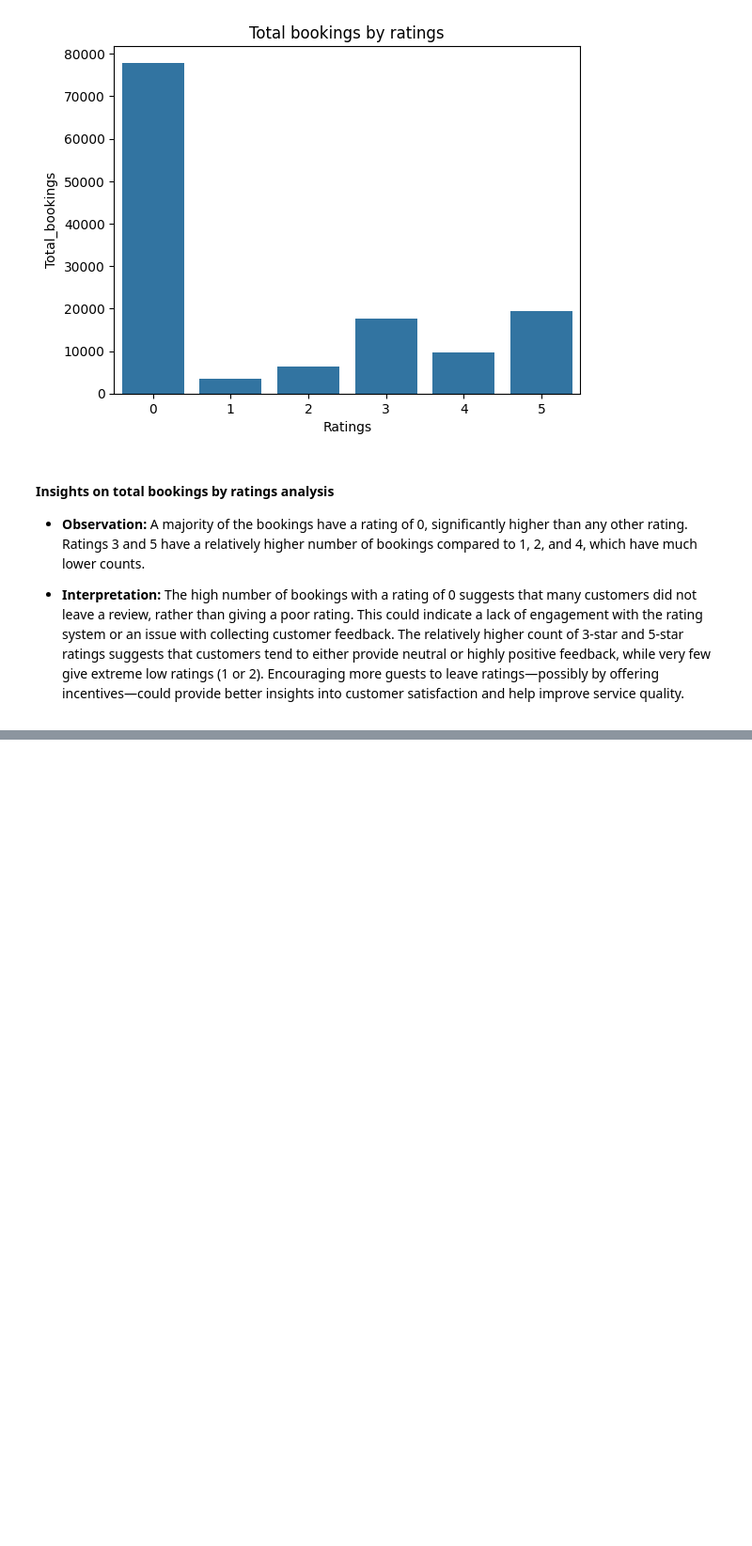
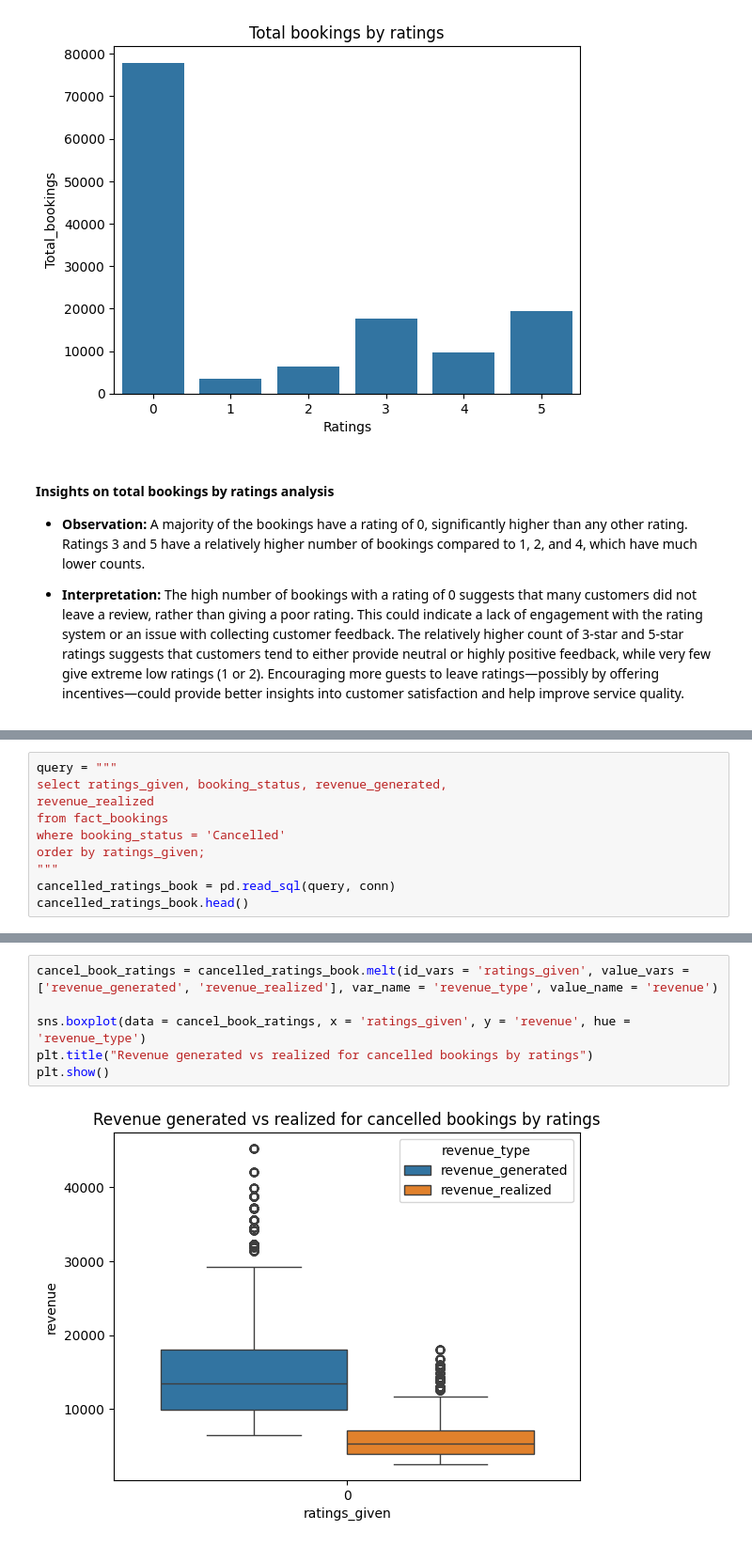
Before and after one commit to Bhuvi128/Hospitality-Revenue-Optimization-Data-analysis, a Jupyter notebook: Hospitality Revenue Optimzation.ipynb, the cells around one changed output, grey strips where cells are left out. Shown at 94% size. Saved outputs shown, nothing was run; the diff lists cells and outputs as text; blank space fills up the shorter version.

```diff
--- a/Hospitality Revenue Optimzation.ipynb
+++ b/Hospitality Revenue Optimzation.ipynb
@@ -1127,0 +1130,10 @@ plt.show()
+# %%
+query = """
+select ratings_given, booking_status, revenue_generated,
+revenue_realized
+from fact_bookings
+where booking_status = 'Cancelled'
+order by ratings_given;
+"""
+cancelled_ratings_book = pd.read_sql(query, conn)
+cancelled_ratings_book.head()
@@ -1127,0 +1147,8 @@ plt.show()
+# %%
+cancel_book_ratings = cancelled_ratings_book.melt(id_vars = 'ratings_given', value_vars = ['revenue_generated', 'revenue_realized'], var_name = 'revenue_type', value_name = 'revenue')
+
+sns.boxplot(data = cancel_book_ratings, x = 'ratings_given', y = 'revenue', hue = 'revenue_type')
+plt.title("Revenue generated vs realized for cancelled bookings by ratings")
+plt.show()
+# %% [output]
+[figure, added]
```
Also changed, not shown: parts of 14 cells of this notebook, 1 other file.
